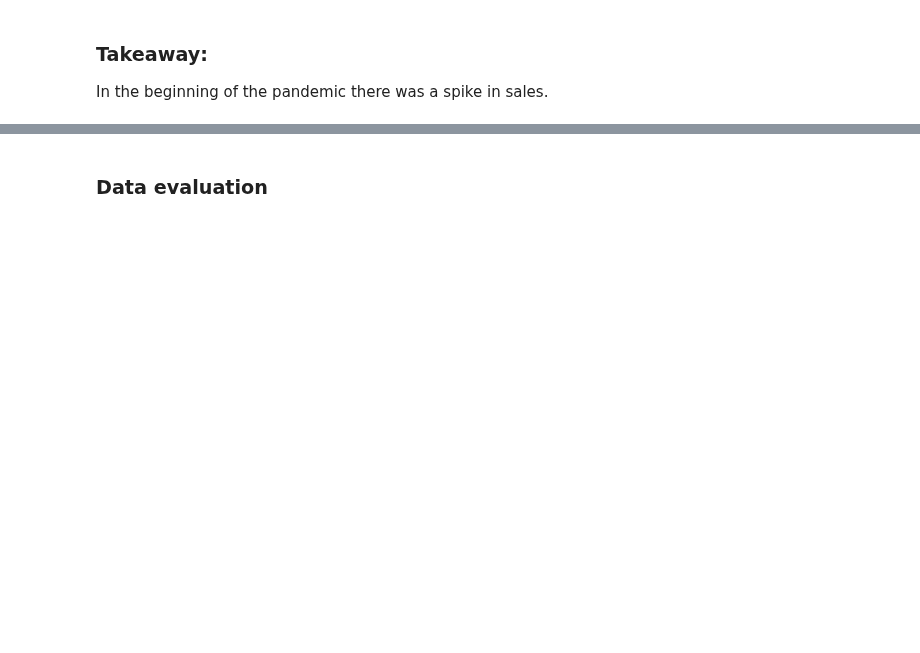
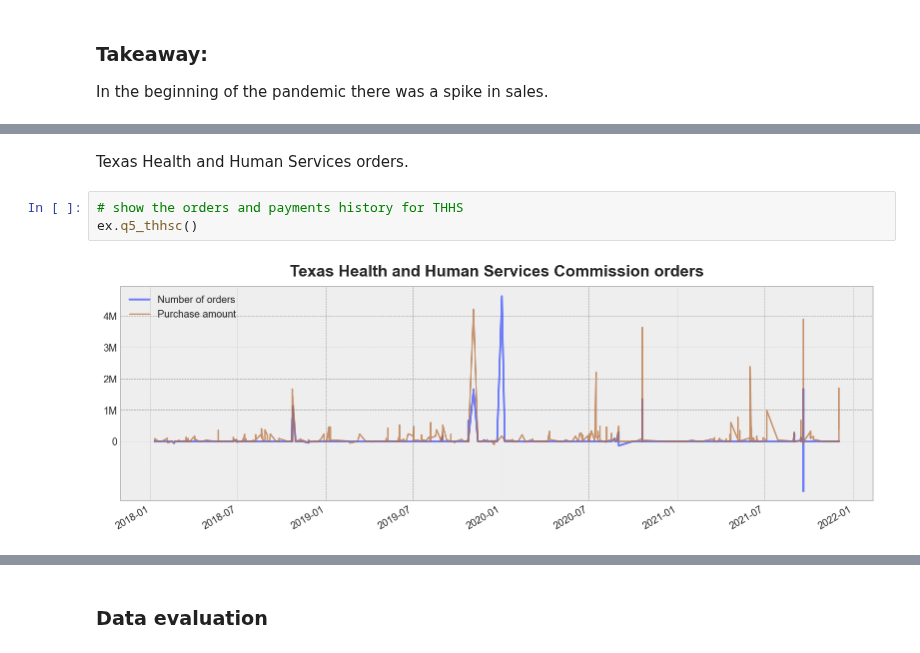
Before and after one commit to The-Real-MVPs/cisco-time-series-analysis, a Jupyter notebook: draft_final_notebook.ipynb, the cells around one changed output, grey strips where cells are left out. Cells and saved outputs as stored; diff of their text form; blank space fills up the shorter version.

```diff
--- a/draft_final_notebook.ipynb
+++ b/draft_final_notebook.ipynb
@@ -403,0 +226,7 @@ To run my models I use two different iterations. The first one takes only the da
+# %% [markdown]
+Texas Health and Human Services orders.
+# %%
+# show the orders and payments history for THHS
+ex.q5_thhsc()
+# %% [output]
+[figure, added]
```
Also changed, not shown: parts of 142 cells of this notebook.
